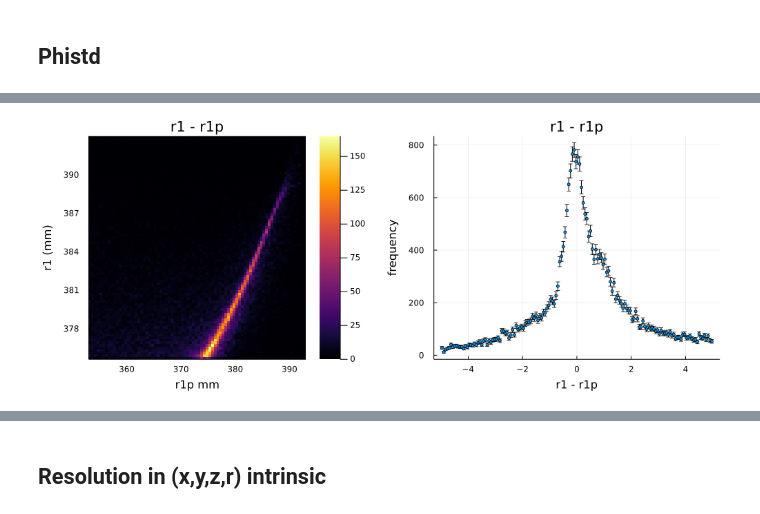
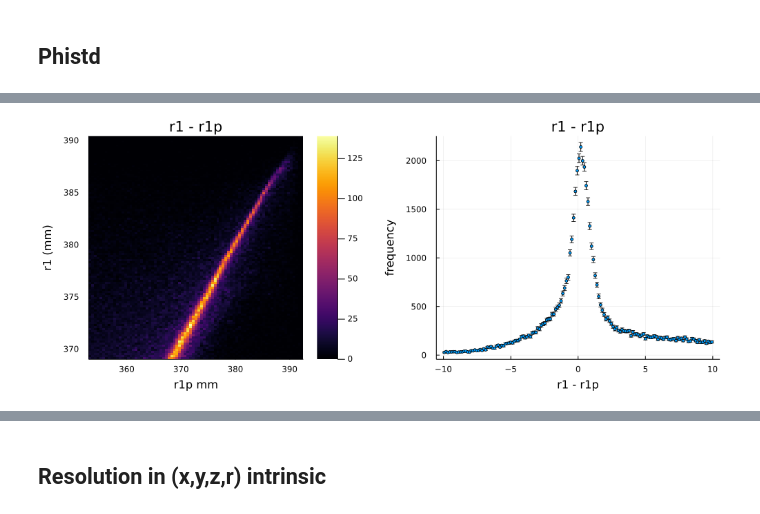
Before and after one commit to jjgomezcadenas/mytest, a Jupyter notebook: notebooks/nema3_pde_03_tof_50ps_all_40mm_v1.ipynb, the cells around one changed output, grey strips where cells are left out. Drawn from its saved outputs; the diff is of its cells as text; code cells hidden in the pictures.

```diff
--- a/notebooks/nema3_pde_03_tof_50ps_all_40mm_v1.ipynb
+++ b/notebooks/nema3_pde_03_tof_50ps_all_40mm_v1.ipynb
@@ -69,10 +71,11 @@ Base.CoreLogging.SimpleLogger(IJulia.IJuliaStdio{Base.PipeEndpoint}(IOContext(Ba
 # %% [markdown]
 # Notebook
 # %%
+norm = 5.0e+6
 dir = "../data/"
 dirp = "../plots"
-conf = "n3-window-1m-3-all"
-out = "n3mf-window-1m-3-all"
+conf = "n3-w-40mm-all-qc2"
+out = "n3mf-w-40mm-all-qc2"
 path = joinpath(dir, conf)
 pathp = joinpath(dirp, conf)
 patho = joinpath(dir, out)
@@ -107,6 +110,6 @@ ANema.q1vsq2(ndf, tit="q1 vs q2 $conf", filename=joinpath(pathp, "q1q2"), save=t
 # %% [markdown]
 ## Cut in (q1,q2)
 # %%
-ndfq =ANema.selectinterval(ndf, "q1", "q2", 1000.0, 2100.0);
-println("after q1q2 cut: ndfq has a length of ", nrow(ndfq))
+ndfq =ANema.selectinterval(ndf, "q1", "q2", 1700.0, 2200.0);
+println("after q1q2 cut: ndfq has a length of ", nrow(ndfq), " fraction =",nrow(ndfq)/norm )
 # %% [output]
@@ -232,4 +238,4 @@ ANema.phistd(ndfq, tit=" r = f(σϕ) $conf", filename=joinpath(pathp, "phistd"),
 # %%
-ndfp =ANema.selectinterval(ndfq, "phistd1", "phistd2", 0.001, 0.040);
-println("after pstd cut: ndfz has a length of ", nrow(ndfp))
+ndfp =ANema.selectinterval(ndfq, "phistd1", "phistd2", 0.001, 0.060);
+println("after pstd cut: ndfz has a length of ", nrow(ndfp), " fraction =", nrow(ndfp)/norm)
 # %% [output]
@@ -247,9 +254,9 @@ Fit parameters: a = 389.31 b = -551.18 c = 2.3e+03 Fit errors: a =   0.3 b =
 # %%
-r1p = fp2.g.(ndfp.phistd1) + 4.7 * ones(length(ndfp.q1)) ;
-ANema.plotreso(r1p, ndfp.r1, "r1p mm", "r1 (mm)", -5., 5.0, tit="r1 - r1p",
+r1p = fp2.g.(ndfp.phistd1) + 3.0 * ones(length(ndfp.q1)) ;
+ANema.plotreso(r1p, ndfp.r1, "r1p mm", "r1 (mm)", -10., 10.0, tit="r1 - r1p",
          filename=filename=joinpath(pathp, "r1-r1p"), save=true)
 # %% [output]
-[figure, old version]
+[figure, new version]
 # %%
 fg, p = fitg2(r1p - ndfp.r1, "r1 - r1p", 200, -10.0, 10.0,
                       xg1min=-8.0, xg1max=-1.5,
```
Also changed, not shown: parts of 48 cells of this notebook, 2 other files.
